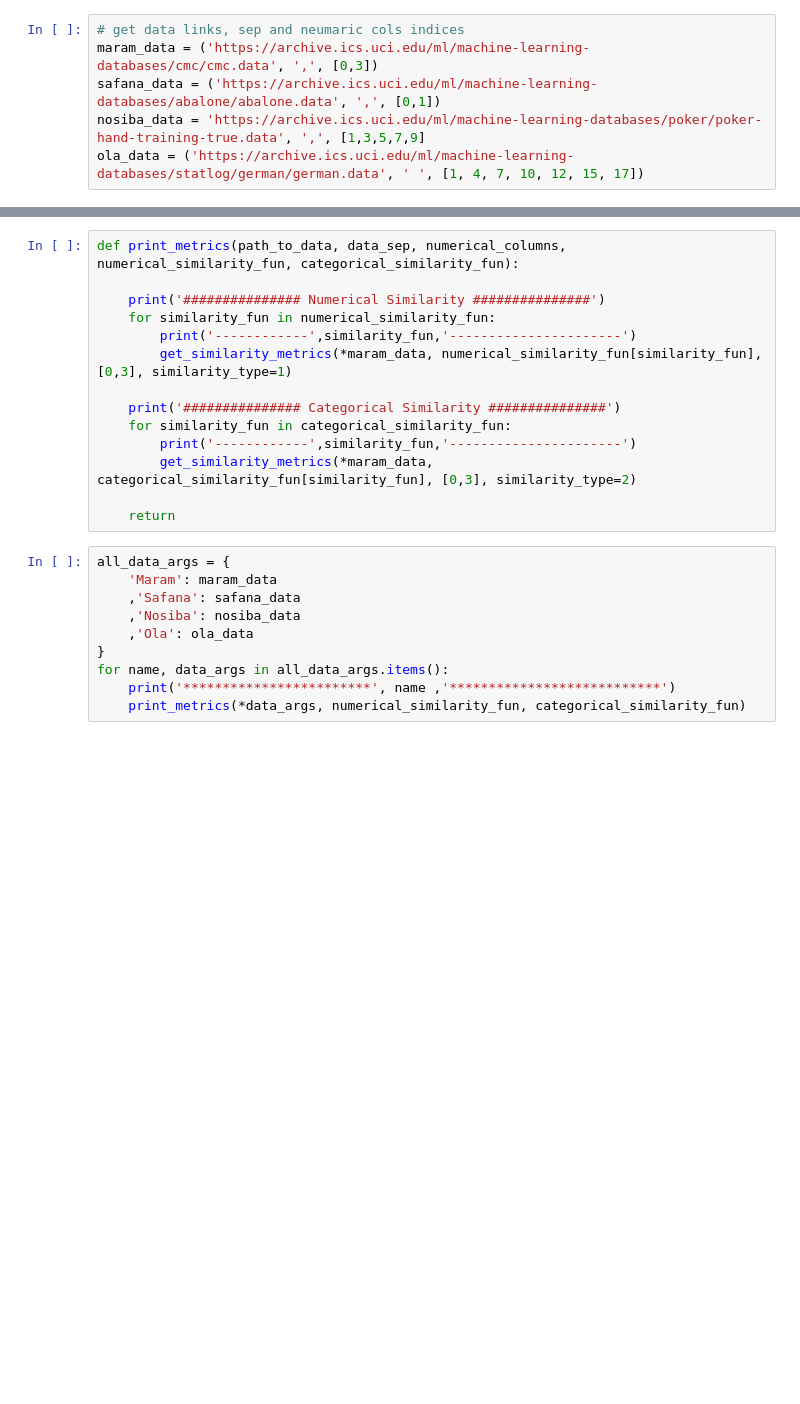
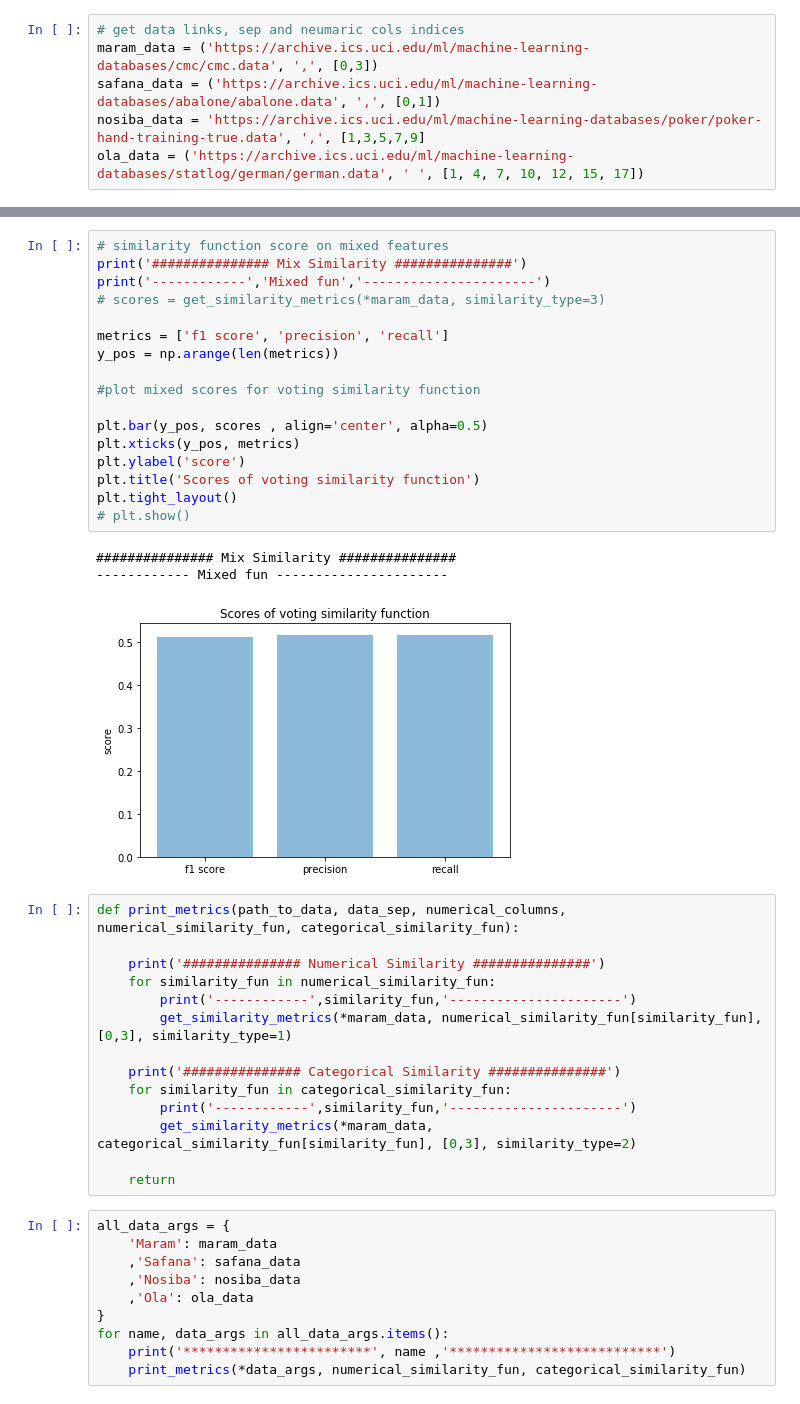
Before and after one commit to mustafaghali/Similarity_Measure_benchmarks, a Jupyter notebook: similarity_measure.ipynb, the cells around one changed output, grey strips where cells are left out. Drawn from its saved outputs; the diff is of its cells as text; blank space fills up the shorter version.

```diff
--- a/similarity_measure.ipynb
+++ b/similarity_measure.ipynb
@@ -118,3 +187,24 @@ get_similarity_metrics(*maram_data, similarity_type=3)
+# %%
+# similarity function score on mixed features
+print('############### Mix Similarity ###############')
+print('------------','Mixed fun','----------------------')
+# scores = get_similarity_metrics(*maram_data, similarity_type=3)
+
+metrics = ['f1 score', 'precision', 'recall']
+y_pos = np.arange(len(metrics))
+
+#plot mixed scores for voting similarity function
+
+plt.bar(y_pos, scores , align='center', alpha=0.5)
+plt.xticks(y_pos, metrics)
+plt.ylabel('score')
+plt.title('Scores of voting similarity function')
+plt.tight_layout()
+# plt.show()
+# %% [output]
+############### Mix Similarity ###############
+------------ Mixed fun ----------------------
+[figure, added]
 # %%
 def print_metrics(path_to_data, data_sep, numerical_columns, numerical_similarity_fun, categorical_similarity_fun):
 
```
Also changed, not shown: parts of 10 cells of this notebook, 1 other file.
